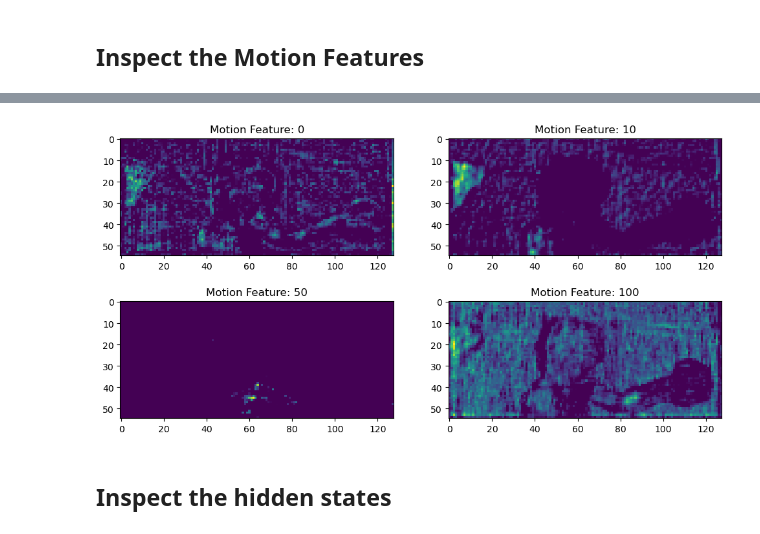
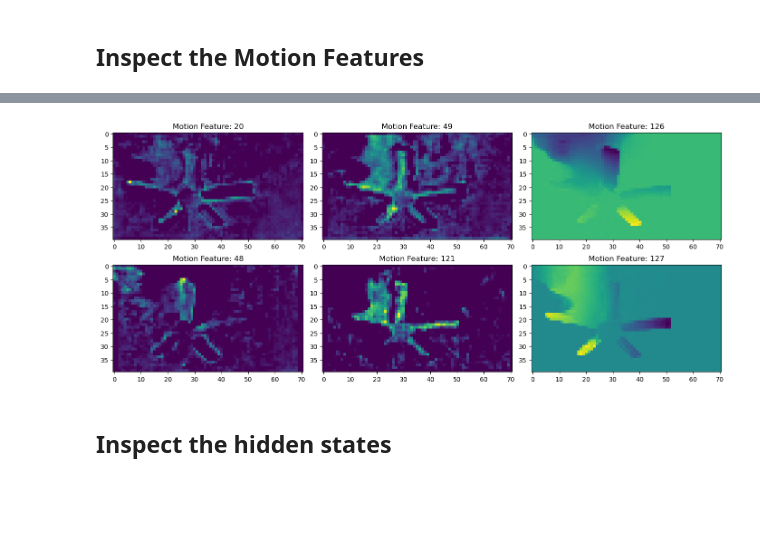
Before and after one commit to itberrios/CV_projects, a Jupyter notebook: RAFT/RAFT_dive.ipynb, the cells around one changed output, grey strips where cells are left out. Cells and saved outputs as stored; diff of their text form; code cells hidden in the pictures; blank space fills up the shorter version.

```diff
--- a/RAFT/RAFT_dive.ipynb
+++ b/RAFT/RAFT_dive.ipynb
@@ -142,0 +125,10 @@ frame1.shape
+# %%
+flow_locs = [hi_flow_1, hi_flow_2, np.array([0, 175, 405])]
+
+
+flow_locs = [np.array([0, 60, 260]), # with frame 2, this has multiple descent directions and chooses the closest one!
+             np.array([0, 175, 405]),
+             np.array([0, 275, 315])
+             # np.array([0, 270, 320])
+            # np.array([0, 173, 215])
+             ]
@@ -143,8 +141,6 @@ frame1.shape
 # %%
 # get test pixel
-pix = 1
-# flow_locs = [lo_flow_1, lo_flow_2, hi_flow_1, hi_flow_2]
-flow_locs = [lo_flow_1, lo_flow_2, hi_flow_2]
+pix = 0
 
 test_pixel = flow_locs[pix]
 
@@ -171,6 +154,6 @@ test pixel: [  1 159  95] - flow at test pixel: tensor([-1.5071e+01, -8.6781e-06
 # %%
 # predict Optical Flow
-model_outputs = test_inference(model, frame1, frame2, device='cuda', iters=20, test_pixel=test_pixel, test_mode=True)
+model_outputs = test_inference(model, frame1, frame3, device='cuda', iters=20, test_pixel=test_pixel, test_mode=True)
 features, test_responses, motion_features, hidden_states, flow_low, flow_up = model_outputs
 # %%
 import matplotlib.patches as patches
@@ -369,18 +352,26 @@ for i in range(20):
     plt.close();
 # %%
-m_feats = motion_features[0].squeeze(0).cpu().numpy()
+m_feats = motion_features[15].squeeze(0).cpu().numpy()
 
-fig, ax = plt.subplots(2, 2, figsize=(12, 6))
-ax[0][0].imshow(m_feats[11, :, :])
-ax[0][0].set_title("Motion Feature: 0")
+fig, ax = plt.subplots(2, 3, figsize=(14, 6))
+ax[0][0].imshow(m_feats[20, :, :])
+ax[0][0].set_title("Motion Feature: 20")
 
-ax[0][1].imshow(m_feats[10, :, :])
-ax[0][1].set_title("Motion Feature: 10")
+ax[1][0].imshow(m_feats[48, :, :])
+ax[1][0].set_title("Motion Feature: 48")
 
-ax[1][0].imshow(m_feats[50, :, :])
-ax[1][0].set_title("Motion Feature: 50")
+ax[0][1].imshow(m_feats[49, :, :])
+ax[0][1].set_title("Motion Feature: 49")
 
-ax[1][1].imshow(m_feats[100, :, :])
-ax[1][1].set_title("Motion Feature: 100");
+ax[1][1].imshow(m_feats[121, :, :])
+ax[1][1].set_title("Motion Feature: 121")
+
+ax[0][2].imshow(m_feats[126, :, :])
+ax[0][2].set_title("Motion Feature: 126")
+
+ax[1][2].imshow(m_feats[127, :, :])
+ax[1][2].set_title("Motion Feature: 127");
+
+plt.tight_layout();
 # %% [output]
-[figure, old version]
+[figure, new version]
```
Also changed, not shown: parts of 32 cells of this notebook, 2 other files.
